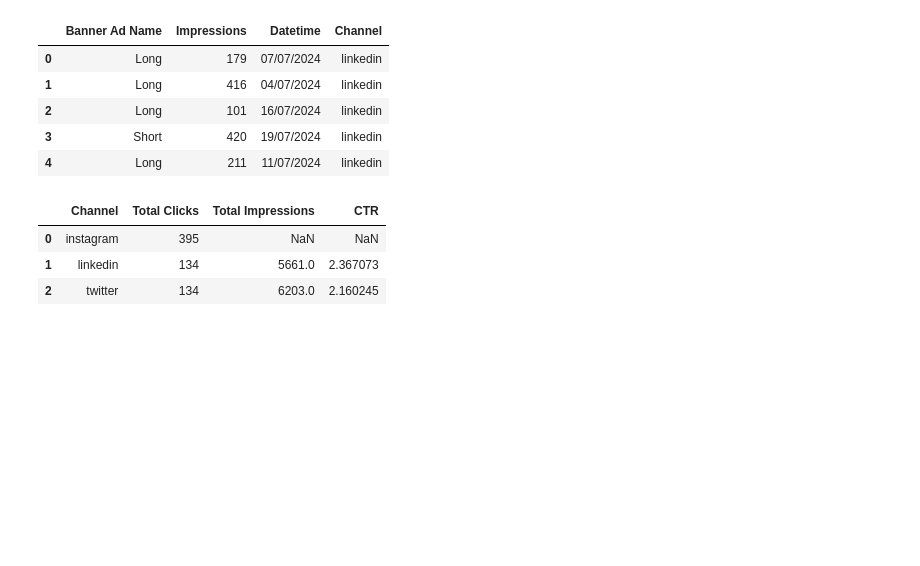
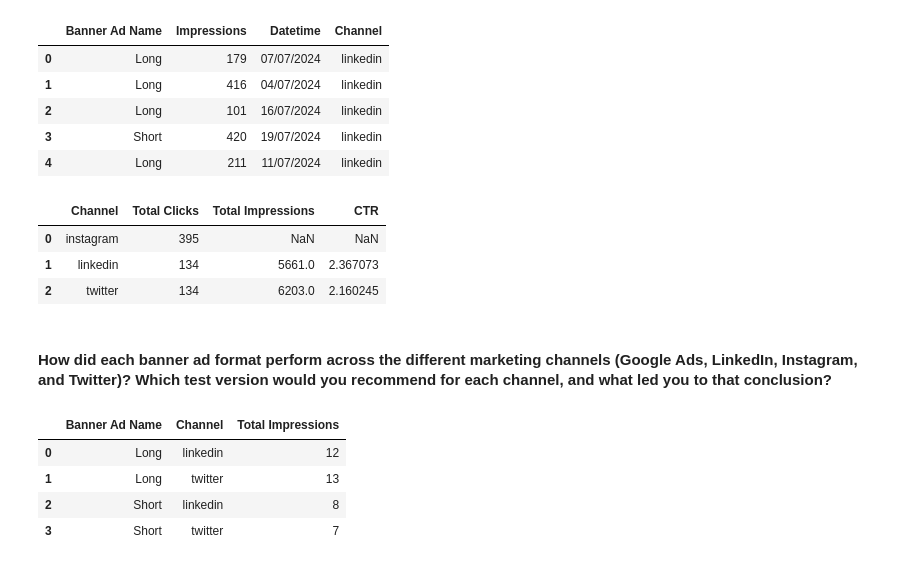
Before and after one commit to Stoichiometrical/Data-Analysis-Case-Studies, a Jupyter notebook: AB Testing Analysis CaseStudy.ipynb, the cells around one changed output. Cells and saved outputs as stored; diff of their text form; code cells hidden in the pictures; blank space fills up the shorter version.

```diff
--- a/AB Testing Analysis CaseStudy.ipynb
+++ b/AB Testing Analysis CaseStudy.ipynb
@@ -401,3 +401,15 @@ alls
 | 0 | instagram | 395 | NaN | NaN |
 | 1 | linkedin | 134 | 5661.0 | 2.367073 |
 | 2 | twitter | 134 | 6203.0 | 2.160245 |
+# %% [markdown]
+####	How did each banner ad format perform across the different marketing channels (Google Ads, LinkedIn, Instagram, and Twitter)? Which test version would you recommend for each channel, and what led you to that conclusion?
+# %%
+#How did each banner perform across all channels
+banner_perf = all_impressions.groupby(["Banner Ad Name","Channel"]).size().reset_index(name="Total Impressions")
+banner_perf
+# %% [output]
+|  | Banner Ad Name | Channel | Total Impressions |
+| 0 | Long | linkedin | 12 |
+| 1 | Long | twitter | 13 |
+| 2 | Short | linkedin | 8 |
+| 3 | Short | twitter | 7 |
```
Also changed, not shown: parts of 3 cells of this notebook.
